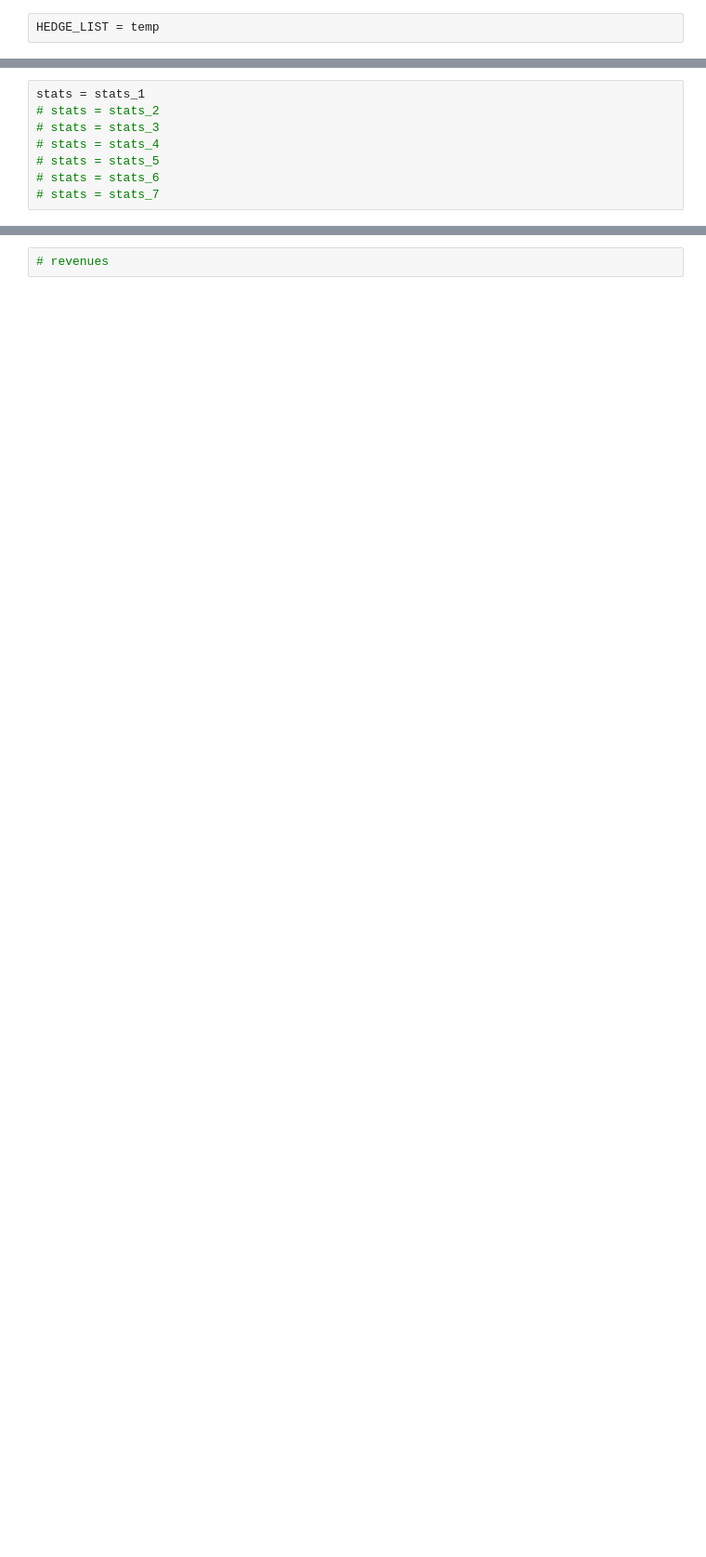
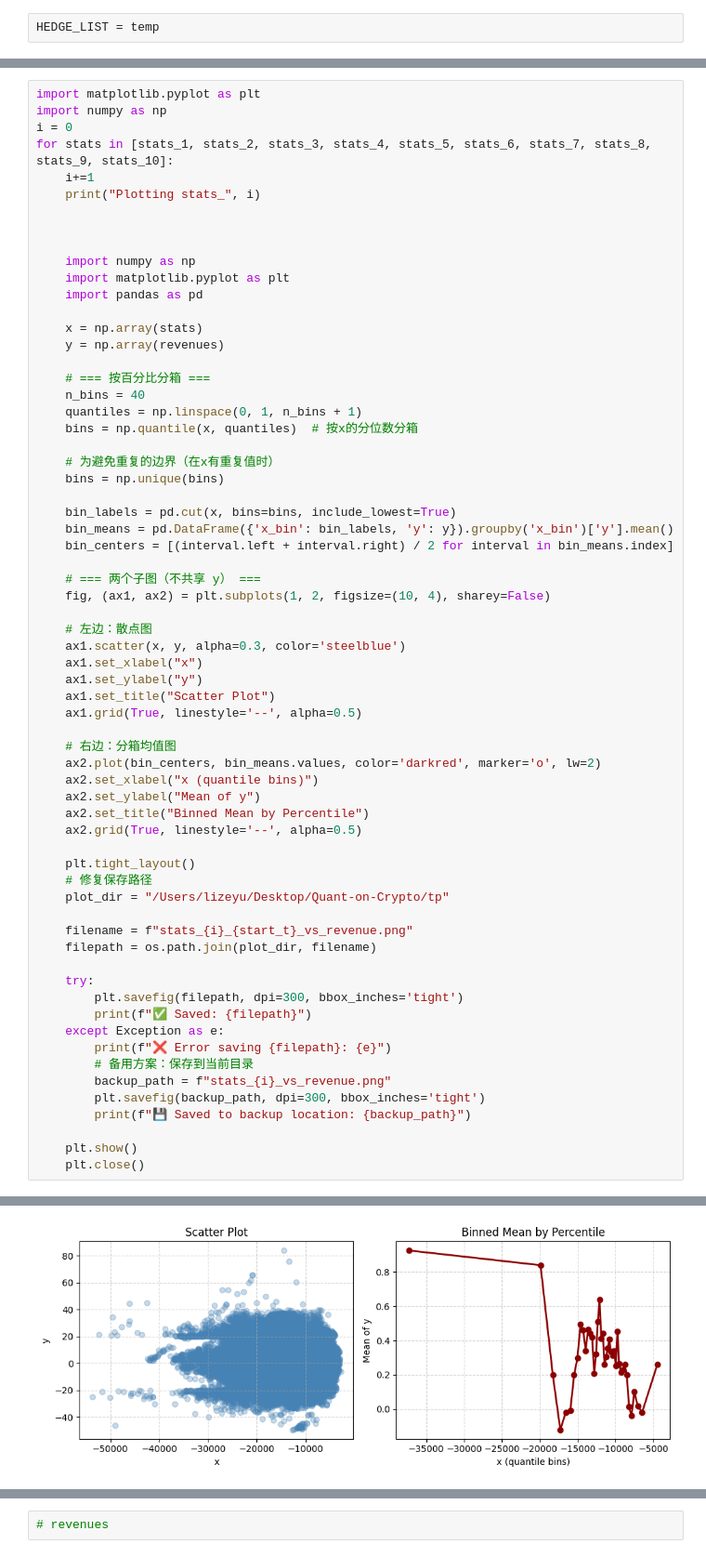
Before and after one commit to RockyLiii/Quant-on-Crypto, a Jupyter notebook: strategies/mmpair-strategy/arbi_research_v2.ipynb, the cells around one changed output, grey strips where cells are left out. Shown at 93% size. Saved outputs shown, nothing was run; the diff lists cells and outputs as text; blank space fills up the shorter version.

```diff
--- a/strategies/mmpair-strategy/arbi_research_v2.ipynb
+++ b/strategies/mmpair-strategy/arbi_research_v2.ipynb
@@ -490,8 +698,0 @@ for i, t in tqdm(enumerate(time_range), total=len(time_range), desc="Sliding win
-# %%
-stats = stats_1
-# stats = stats_2
-# stats = stats_3
-# stats = stats_4
-# stats = stats_5
-# stats = stats_6
-# stats = stats_7
@@ -497,0 +720,66 @@ stats = stats_1
+# %%
+import matplotlib.pyplot as plt
+import numpy as np
+i = 0
+for stats in [stats_1, stats_2, stats_3, stats_4, stats_5, stats_6, stats_7, stats_8, stats_9, stats_10]:
+    i+=1
+    print("Plotting stats_", i)
+
+
+
+    import numpy as np
+    import matplotlib.pyplot as plt
+    import pandas as pd
+
+    x = np.array(stats)
+    y = np.array(revenues)
+
+    # === 按百分比分箱 ===
+    n_bins = 40
+    quantiles = np.linspace(0, 1, n_bins + 1)
+    bins = np.quantile(x, quantiles)  # 按x的分位数分箱
+
+    # 为避免重复的边界（在x有重复值时）
+    bins = np.unique(bins)
+
+    bin_labels = pd.cut(x, bins=bins, include_lowest=True)
+    bin_means = pd.DataFrame({'x_bin': bin_labels, 'y': y}).groupby('x_bin')['y'].mean()
+    bin_centers = [(interval.left + interval.right) / 2 for interval in bin_means.index]
+
+    # === 两个子图（不共享 y） ===
+    fig, (ax1, ax2) = plt.subplots(1, 2, figsize=(10, 4), sharey=False)
+
+    # 左边：散点图
+    ax1.scatter(x, y, alpha=0.3, color='steelblue')
+    ax1.set_xlabel("x")
+    ax1.set_ylabel("y")
+    ax1.set_title("Scatter Plot")
+    ax1.grid(True, linestyle='--', alpha=0.5)
+
+    # 右边：分箱均值图
+    ax2.plot(bin_centers, bin_means.values, color='darkred', marker='o', lw=2)
+    ax2.set_xlabel("x (quantile bins)")
+    ax2.set_ylabel("Mean of y")
+    ax2.set_title("Binned Mean by Percentile")
+    ax2.grid(True, linestyle='--', alpha=0.5)
+
+    plt.tight_layout()
+    # 修复保存路径
+    plot_dir = "/Users/lizeyu/Desktop/Quant-on-Crypto/tp"
+
+    filename = f"stats_{i}_{start_t}_vs_revenue.png"
+    filepath = os.path.join(plot_dir, filename)
+
+    try:
+        plt.savefig(filepath, dpi=300, bbox_inches='tight')
+        print(f"✅ Saved: {filepath}")
+    except Exception as e:
+        print(f"❌ Error saving {filepath}: {e}")
+        # 备用方案：保存到当前目录
+        backup_path = f"stats_{i}_vs_revenue.png"
+        plt.savefig(backup_path, dpi=300, bbox_inches='tight')
+        print(f"💾 Saved to backup location: {backup_path}")
+
+    plt.show()
+    plt.close()
+# %% [output]
@@ -497,0 +788 @@ stats = stats_1
+[figure, added]
```
Also changed, not shown: parts of 19 cells of this notebook, 1 other file.
